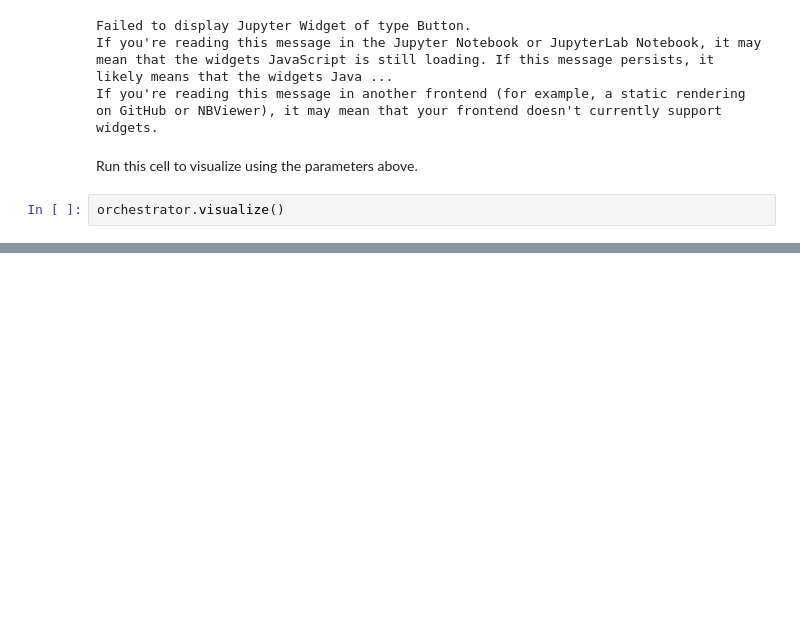
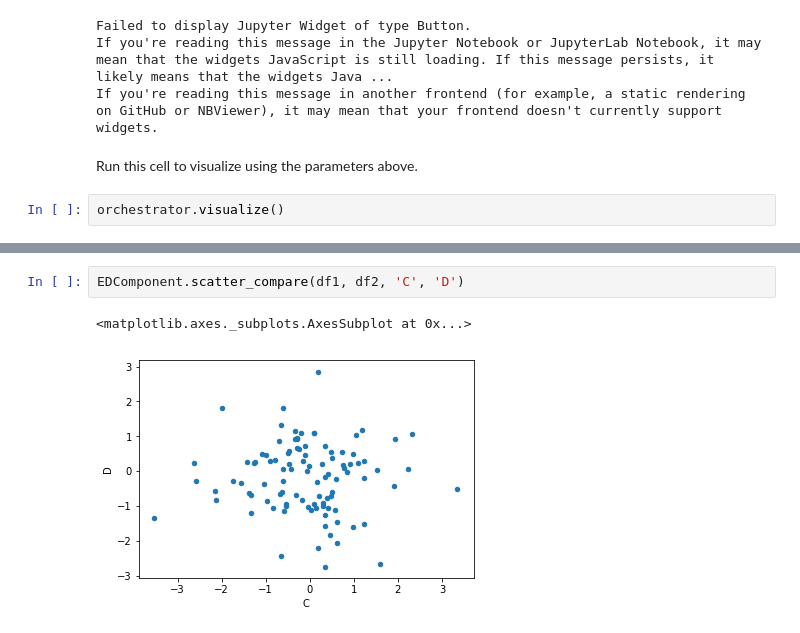
Before and after one commit to DiscreetAI/decentralized-ml, a Jupyter notebook: DL2Notebook.ipynb, the cells around one changed output, grey strips where cells are left out. Cells and saved outputs as stored; diff of their text form; blank space fills up the shorter version.

```diff
--- a/DL2Notebook.ipynb
+++ b/DL2Notebook.ipynb
@@ -50,0 +135,5 @@ orchestrator.visualize()
+# %%
+EDComponent.scatter_compare(df1, df2, 'C', 'D')
+# %% [output]
+<matplotlib.axes._subplots.AxesSubplot at 0x...>
+[figure, added]
```
Also changed, not shown: parts of 20 cells of this notebook, 2 other files.
